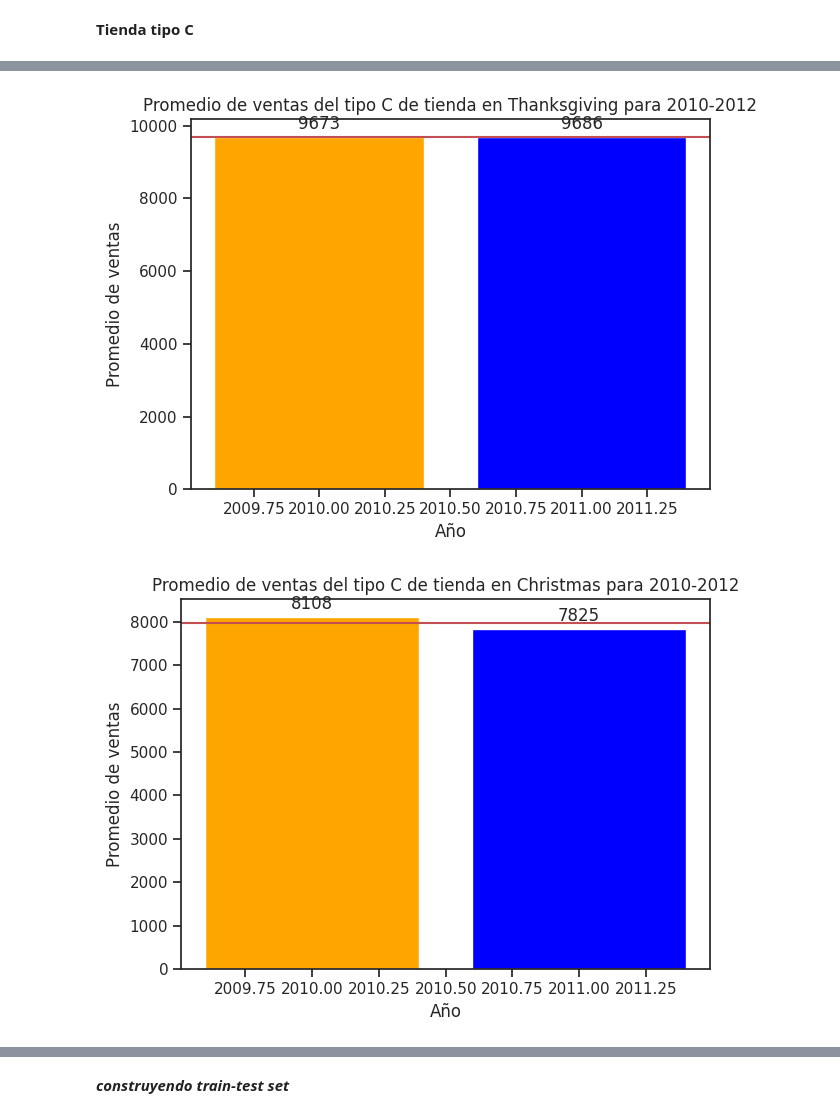
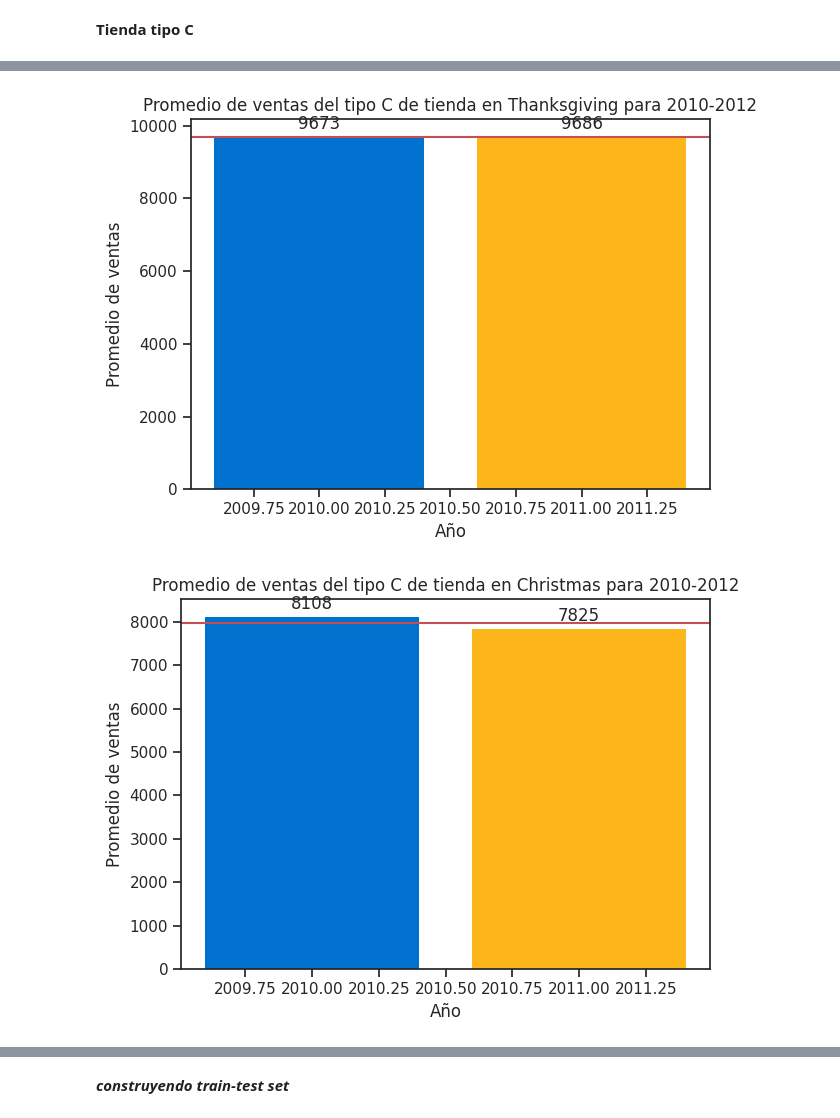
Before and after one commit to gina13mnsr/Walmart_forecasting_G8, a Jupyter notebook: codigo2.ipynb, the cells around one changed output, grey strips where cells are left out. Saved outputs shown, nothing was run; the diff lists cells and outputs as text; code cells hidden in the pictures.

```diff
--- a/codigo2.ipynb
+++ b/codigo2.ipynb
@@ -1071,11 +1045,12 @@ def sales_by_year_on_Christmas(merged_data):
 
      # crear una lista de colores para las barras
     num_bars = len(sales_by_year)
-    colors = ['orange', 'blue', 'red'][:num_bars]
+    colors = ['#0071CE', '#FCB61A', 'white'][:num_bars]
 
     # crear un gráfico de barras con los promedios de ventas para cada año
     fig, ax = plt.subplots()
-    ax.bar(sales_by_year.index, sales_by_year.values, color=colors)
+    ax.bar(sales_by_year.index, sales_by_year.values, color=colors, edgecolor=['black' if c == 'white' else 'none' for c in colors])
+
     ax.set_title('Promedio de ventas del tipo A de tienda en Christmas para 2010-2012')
     ax.set_xlabel('Año')
     ax.set_ylabel('Promedio de ventas')
@@ -1097,3 +1072,4 @@ def sales_by_year_on_Christmas(merged_data):
     plt.axhline(y=sales_by_year.mean(), color='r') # agregar una línea horizontal para el promedio general de ventas
     fig.tight_layout()
     plt.show()
+sales_by_year_on_Christmas(merged_data)
@@ -1397,11 +1378,12 @@ def sales_by_year_on_Christmas(merged_data):
 
      # crear una lista de colores para las barras
     num_bars = len(sales_by_year)
-    colors = ['orange', 'blue', 'red'][:num_bars]
+    colors = ['#0071CE', '#FCB61A', 'white'][:num_bars]
 
     # crear un gráfico de barras con los promedios de ventas para cada año
     fig, ax = plt.subplots()
-    ax.bar(sales_by_year.index, sales_by_year.values, color=colors)
+    ax.bar(sales_by_year.index, sales_by_year.values, color=colors, edgecolor=['black' if c == 'white' else 'none' for c in colors])
+
     ax.set_title('Promedio de ventas del tipo B de tienda en Christmas para 2010-2012')
     ax.set_xlabel('Año')
     ax.set_ylabel('Promedio de ventas')
@@ -1678,11 +1666,12 @@ def sales_by_year_on_Thanksgiving(merged_data):
 
      # crear una lista de colores para las barras
     num_bars = len(sales_by_year)
-    colors = ['orange', 'blue', 'red'][:num_bars]
+    colors = ['#0071CE', '#FCB61A', 'white'][:num_bars]
 
     # crear un gráfico de barras con los promedios de ventas para cada año
     fig, ax = plt.subplots()
-    ax.bar(sales_by_year.index, sales_by_year.values, color=colors)
+    ax.bar(sales_by_year.index, sales_by_year.values, color=colors, edgecolor=['black' if c == 'white' else 'none' for c in colors])
+
     ax.set_title('Promedio de ventas del tipo C de tienda en Thanksgiving para 2010-2012')
     ax.set_xlabel('Año')
     ax.set_ylabel('Promedio de ventas')
@@ -1708,7 +1697,7 @@ def sales_by_year_on_Thanksgiving(merged_data):
 
 sales_by_year_on_Thanksgiving(merged_data)
 # %% [output]
-[figure, old version]
+[figure, new version]
 # %%
 def sales_by_year_on_Christmas(merged_data):
     # seleccionar los datos relevantes
@@ -1719,37 +1708,38 @@ def sales_by_year_on_Christmas(merged_data):
 
      # crear una lista de colores para las barras
     num_bars = len(sales_by_year)
-    colors = ['orange', 'blue', 'red'][:num_bars]
+    colors = ['#0071CE', '#FCB61A', 'white'][:num_bars]
 
     # crear un gráfico de barras con los promedios de ventas para cada año
     fig, ax = plt.subplots()
-    ax.bar(sales_by_year.index, sales_by_year.values, color=colors)
+    ax.bar(sales_by_year.index, sales_by_year.values, color=colors, edgecolor=['black' if c == 'white' else 'none' for c in colors])
+
     ax.set_title('Promedio de ventas del tipo C de tienda en Christmas para 2010-2012')
     ax.set_xlabel('Año')
     ax.set_ylabel('Promedio de ventas')
 
  # agregar etiquetas a las barras
     def autolabel(rects):
         """Attach a text label above each bar in *rects*, displaying its height."""
         for rect in rects:
             height = rect.get_height()
             ax.annotate('{:.0f}'.format(height),
                         xy=(rect.get_x() + rect.get_width() / 2, height),
                         xytext=(0, 3),  # 3 points vertical offset
                         textcoords="offset points",
                         ha='center', va='bottom')
 
 
     autolabel(ax.containers[0]) # etiquetar la primera serie de barras
 
     plt.axhline(y=sales_by_year.mean(), color='r') # agregar una línea horizontal para el promedio general de ventas
     fig.tight_layout()
 
     plt.show()
 
 sales_by_year_on_Christmas(merged_data)
 # %% [output]
-[figure, old version]
+[figure, new version]
 # %%
 def sales_by_year_on__Not_super_bowl(merged_data):
     # seleccionar los datos relevantes
```
Also changed, not shown: parts of 45 cells of this notebook.
